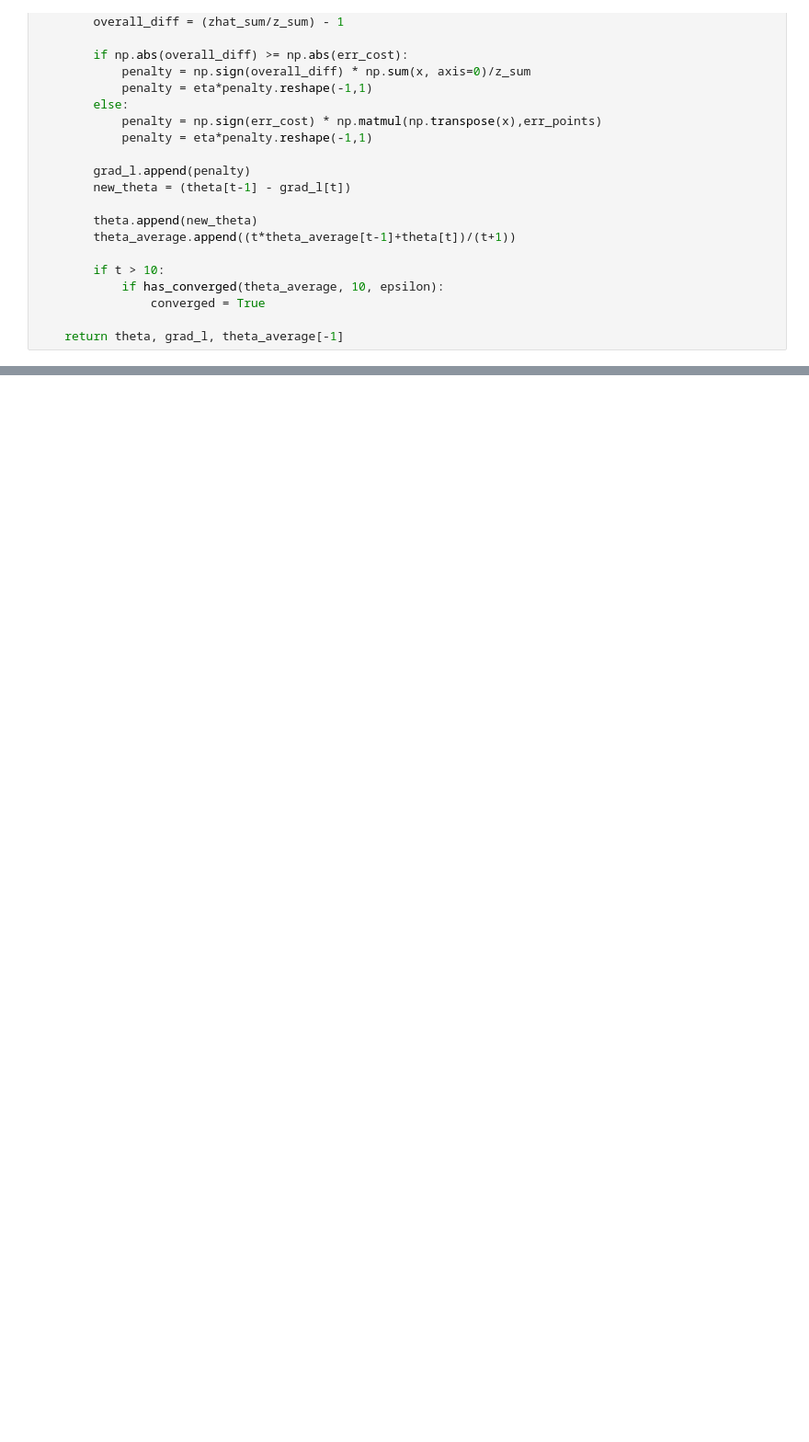
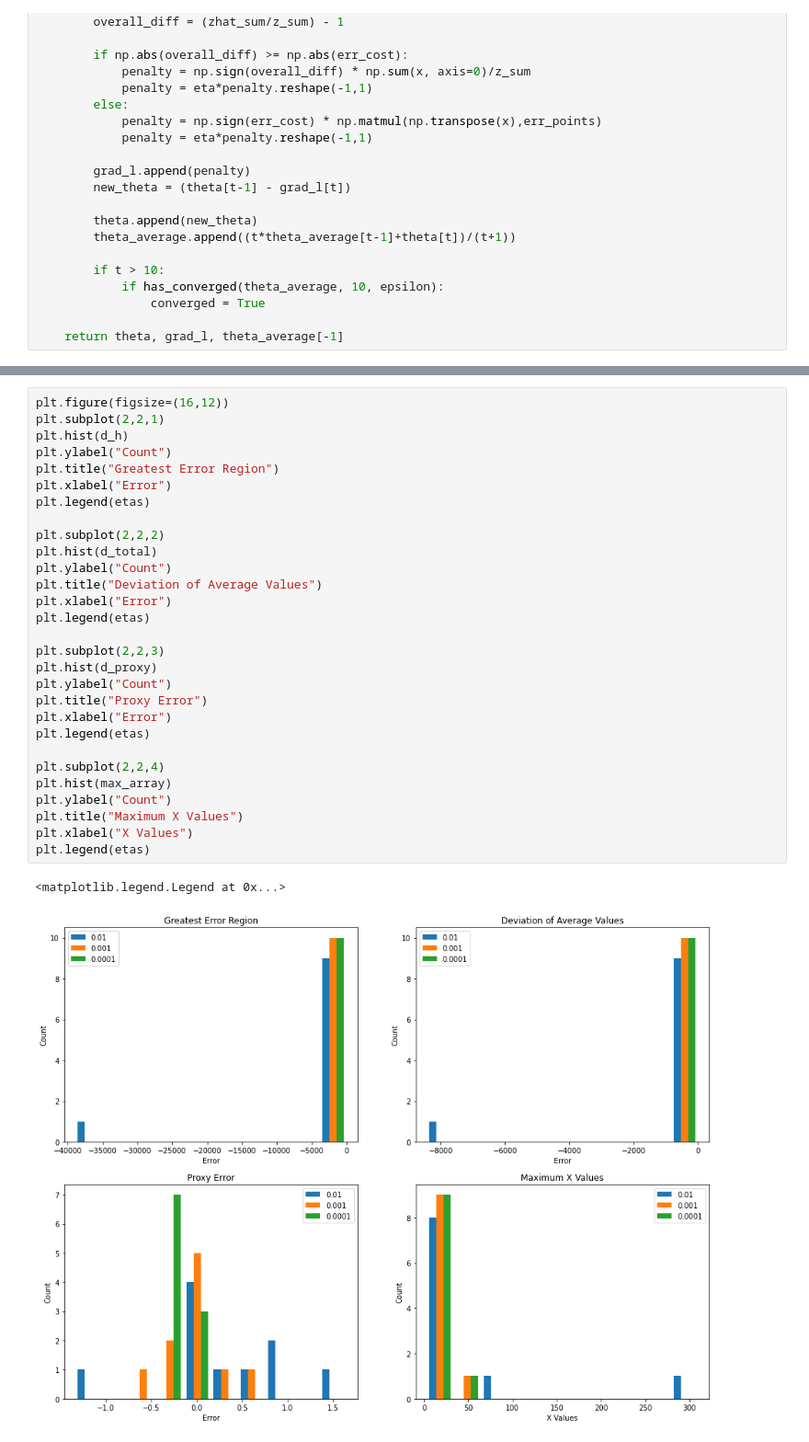
Before and after one commit to emilydiana/fairnessProxies, a Jupyter notebook: LinearProxies_JupyterNotebook.ipynb, the cells around one changed output, grey strips where cells are left out. Shown at 92% size. Drawn from its saved outputs; the diff is of its cells as text; blank space fills up the shorter version.

```diff
--- a/LinearProxies_JupyterNotebook.ipynb
+++ b/LinearProxies_JupyterNotebook.ipynb
@@ -154,0 +199,32 @@ plt.legend(etas)
+# %%
+plt.figure(figsize=(16,12))
+plt.subplot(2,2,1)
+plt.hist(d_h)
+plt.ylabel("Count")
+plt.title("Greatest Error Region")
+plt.xlabel("Error")
+plt.legend(etas)
+
+plt.subplot(2,2,2)
+plt.hist(d_total)
+plt.ylabel("Count")
+plt.title("Deviation of Average Values")
+plt.xlabel("Error")
+plt.legend(etas)
+
+plt.subplot(2,2,3)
+plt.hist(d_proxy)
+plt.ylabel("Count")
+plt.title("Proxy Error")
+plt.xlabel("Error")
+plt.legend(etas)
+
+plt.subplot(2,2,4)
+plt.hist(max_array)
+plt.ylabel("Count")
+plt.title("Maximum X Values")
+plt.xlabel("X Values")
+plt.legend(etas)
+# %% [output]
+<matplotlib.legend.Legend at 0x...>
+[figure, added]
```
Also changed, not shown: parts of 7 cells of this notebook.
